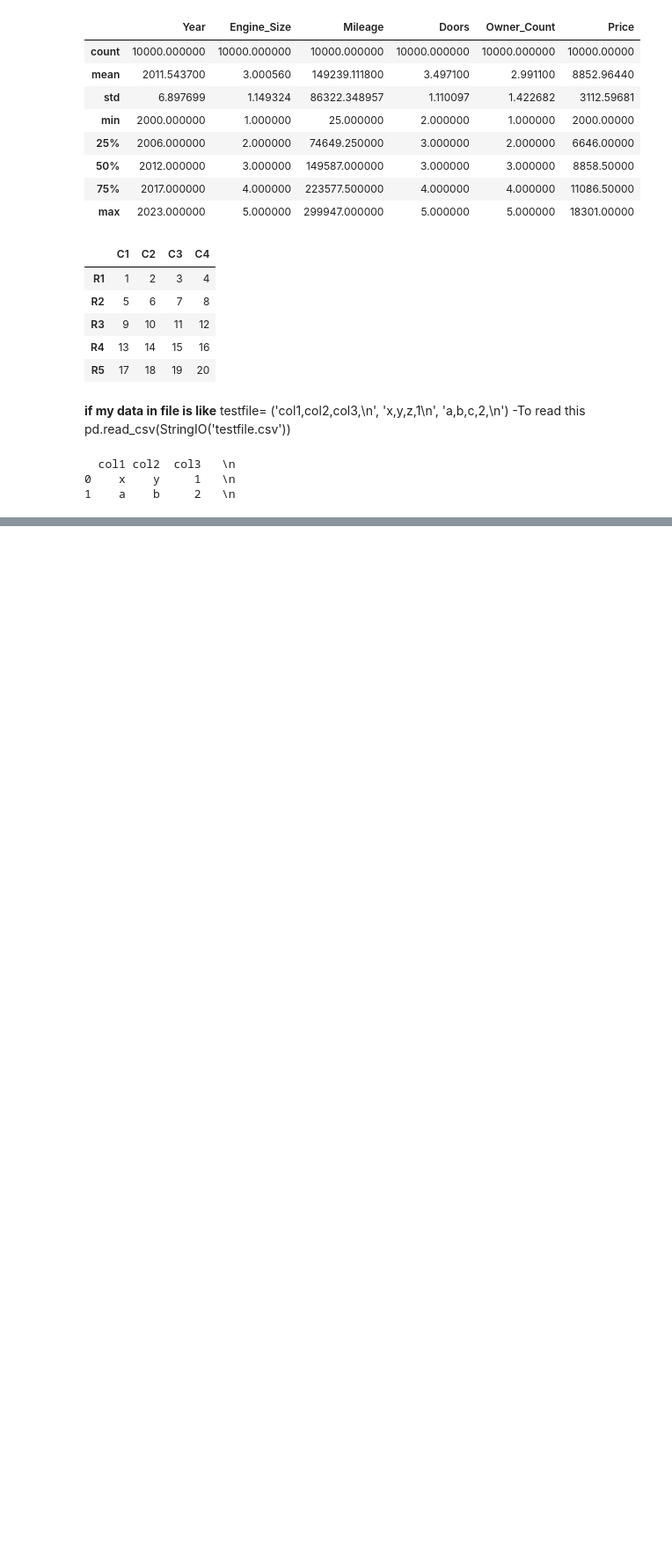
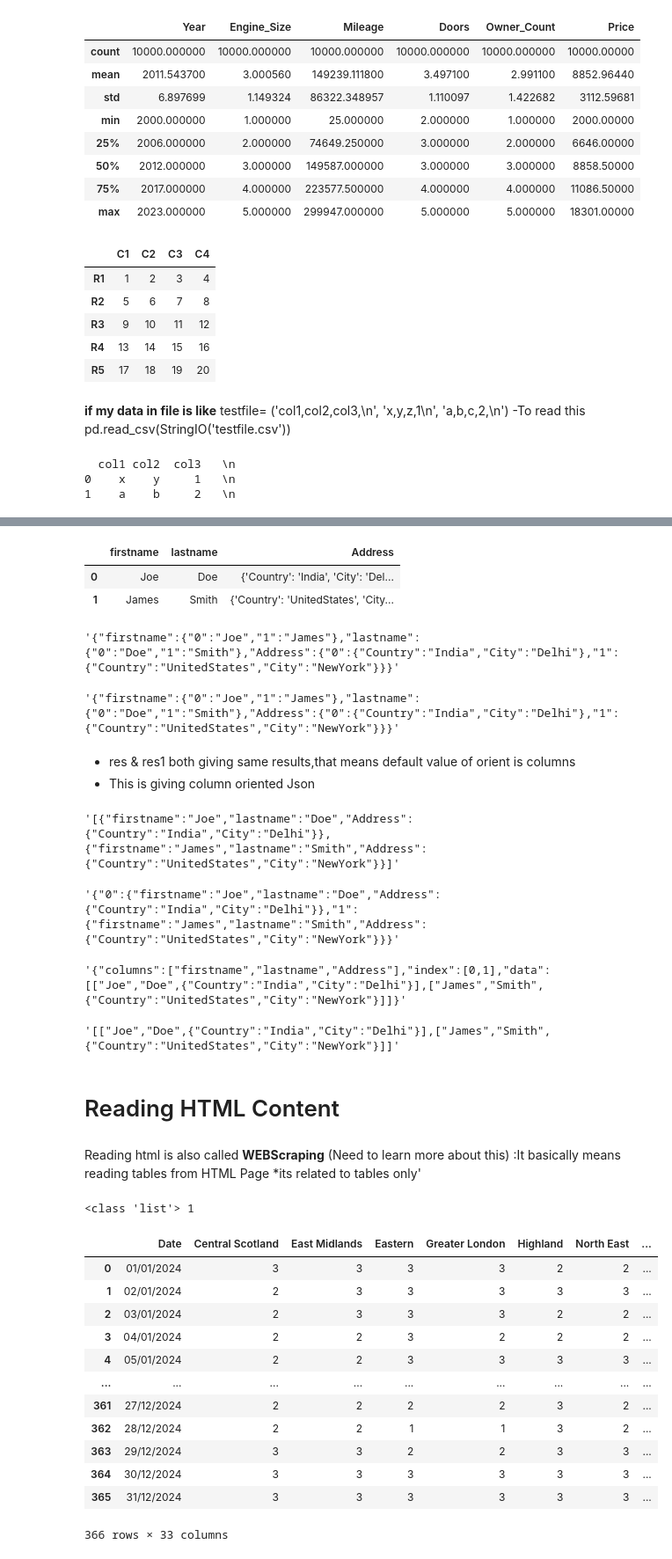
Before and after one commit to ChanchalNarang2024/Latest_Python_Repo, a Jupyter notebook: Pandas.ipynb, the cells around one changed output, grey strips where cells are left out. Shown: that part at 88% size. Drawn from its saved outputs; the diff is of its cells as text; code cells hidden in the pictures; blank space fills up the shorter version.

Commit message:
Pandas completed

```diff
--- a/Pandas.ipynb
+++ b/Pandas.ipynb
@@ -249,0 +398,72 @@ print(df)
+# %%
+
+Data=pd.read_json(io.StringIO('Json_Data.json').getvalue())
+Data
+# %% [output]
+|  | firstname | lastname | Address |
+| 0 | Joe | Doe | {'Country': 'India', 'City': 'Del... |
+| 1 | James | Smith | {'Country': 'UnitedStates', 'City... |
+# %%
+#example of 1.
+
+res=Data.to_json()
+res
+# %% [output]
+'{"firstname":{"0":"Joe","1":"James"},"lastname":{"0":"Doe","1":"Smith"},"Address":{"0":{"Country":"India","City":"Delhi"},"1":{"Country":"UnitedStates","City":"NewYork"}}}'
+# %%
+res1=Data.to_json(orient='columns')
+res1
+# %% [output]
+'{"firstname":{"0":"Joe","1":"James"},"lastname":{"0":"Doe","1":"Smith"},"Address":{"0":{"Country":"India","City":"Delhi"},"1":{"Country":"UnitedStates","City":"NewYork"}}}'
+# %% [markdown]
+* res & res1 both giving same results,that means default value of orient is columns
+* This is giving column oriented Json
+# %%
+#orient ='records' this will give list of dictiories,each one will represent one row
+res=Data.to_json(orient='records')
+res
+# %% [output]
+'[{"firstname":"Joe","lastname":"Doe","Address":{"Country":"India","City":"Delhi"}},{"firstname":"James","lastname":"Smith","Address":{"Country":"UnitedStates","City":"NewYork"}}]'
+# %%
+res=Data.to_json(orient='index') #row oriented format
+res
+# %% [output]
+'{"0":{"firstname":"Joe","lastname":"Doe","Address":{"Country":"India","City":"Delhi"}},"1":{"firstname":"James","lastname":"Smith","Address":{"Country":"UnitedStates","City":"NewYork"}}}'
+# %%
+res=Data.to_json(orient='split') #represents dictionaries containing indexes columns &data
+res
+# %% [output]
+'{"columns":["firstname","lastname","Address"],"index":[0,1],"data":[["Joe","Doe",{"Country":"India","City":"Delhi"}],["James","Smith",{"Country":"UnitedStates","City":"NewYork"}]]}'
+# %%
+res=Data.to_json(orient='values') #represents 2D array of values
+res
+# %% [output]
+'[["Joe","Doe",{"Country":"India","City":"Delhi"}],["James","Smith",{"Country":"UnitedStates","City":"NewYork"}]]'
+# %% [markdown]
+# Reading HTML Content
+# %% [markdown]
+Reading html is also called **WEBScraping** (Need to learn more about this)
+:It basically means reading tables from HTML Page
+*its related to tables only'
+# %%
+import pandas as pd
+import io
+url="https://uk-air.defra.gov.uk/data/DAQI-regional-data?regionIds%5B%5D=999&aggRegionId%5B%5D=999&datePreset=6&startDay=01&startMonth=01&startYear=2022&endDay=01&endMonth=01&endYear=2023&queryId=&action=step2&go=Next+"
+dfs = pd.read_html(url,header=0) #fetch all table in the site
+print(type(dfs),len(dfs))
+dfs[0]
+# %% [output]
+<class 'list'> 1
+|  | Date | Central Scotland | East Midlands | Eastern | Greater London | Highland | North East | ... |
+| 0 | 01/01/2024 | 3 | 3 | 3 | 3 | 2 | 2 | ... |
+| 1 | 02/01/2024 | 2 | 3 | 3 | 3 | 3 | 3 | ... |
+| 2 | 03/01/2024 | 2 | 3 | 3 | 3 | 2 | 2 | ... |
+| 3 | 04/01/2024 | 2 | 2 | 3 | 2 | 2 | 2 | ... |
+| 4 | 05/01/2024 | 2 | 2 | 3 | 3 | 3 | 3 | ... |
+| ... | ... | ... | ... | ... | ... | ... | ... | ... |
+| 361 | 27/12/2024 | 2 | 2 | 2 | 2 | 3 | 2 | ... |
+| 362 | 28/12/2024 | 2 | 2 | 1 | 1 | 3 | 2 | ... |
+| 363 | 29/12/2024 | 3 | 3 | 2 | 2 | 3 | 3 | ... |
+| 364 | 30/12/2024 | 3 | 3 | 3 | 3 | 3 | 3 | ... |
+| 365 | 31/12/2024 | 3 | 3 | 3 | 3 | 3 | 3 | ... |
+366 rows × 33 columns
```
Also changed, not shown: parts of 21 cells of this notebook.
